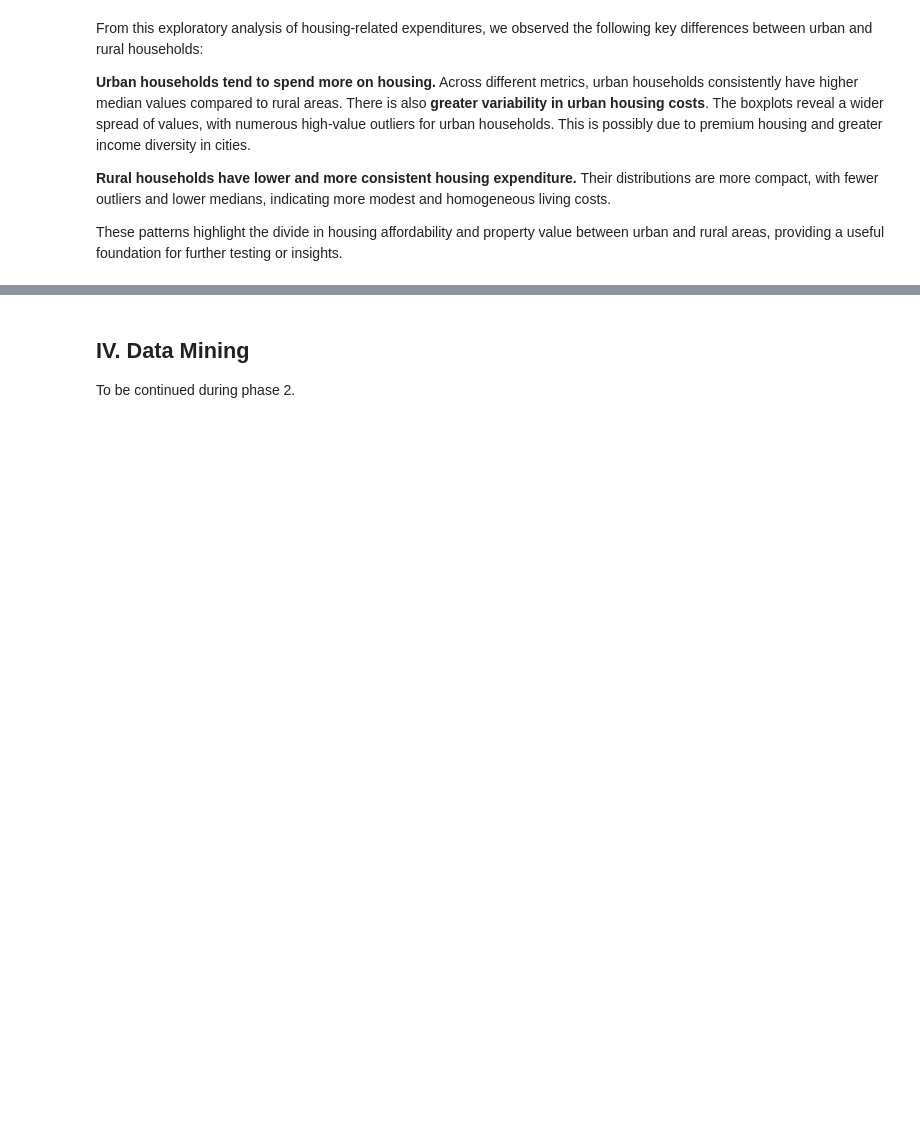
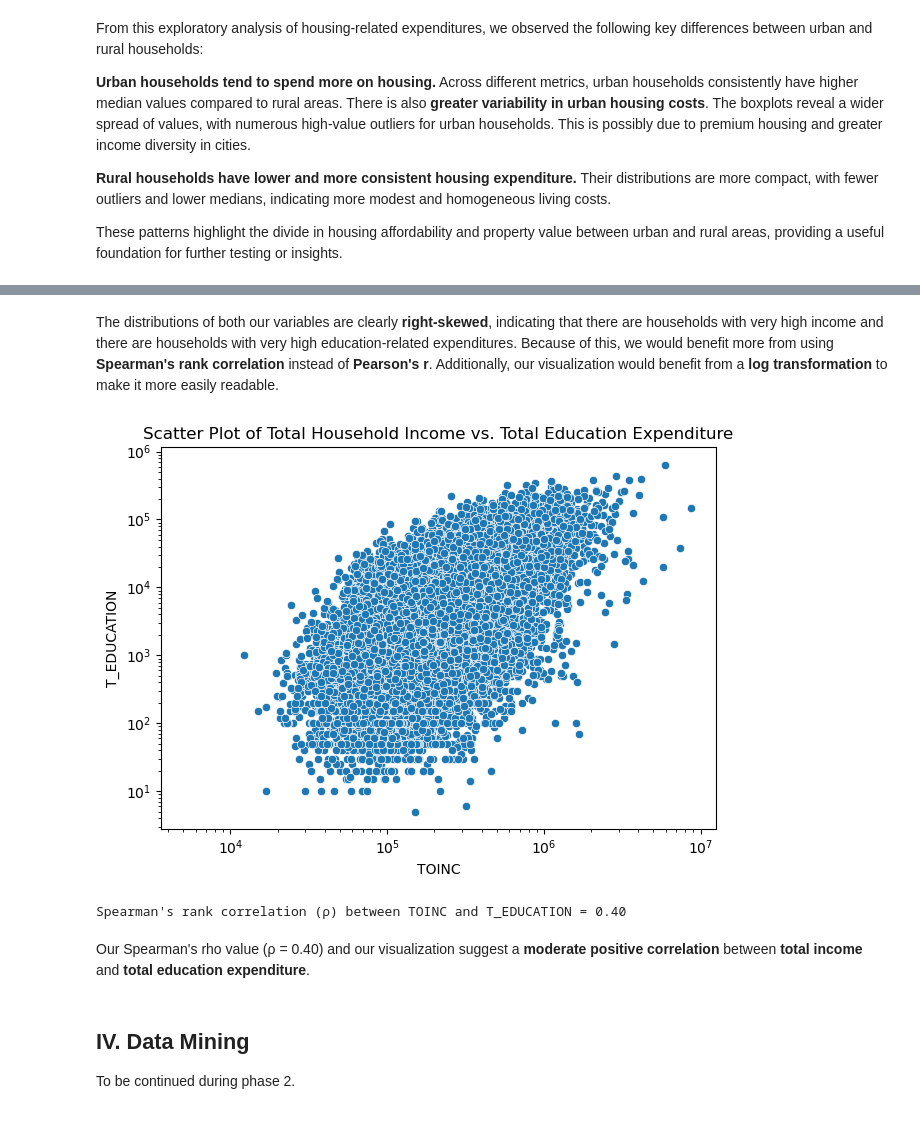
Before and after one commit to qu1r0ra/psa-dataset-analysis, a Jupyter notebook: fie-analysis.ipynb, the cells around one changed output, grey strips where cells are left out. Drawn from its saved outputs; the diff is of its cells as text; code cells hidden in the pictures; blank space fills up the shorter version.

```diff
--- a/fie-analysis.ipynb
+++ b/fie-analysis.ipynb
@@ -1204,3 +1238,14 @@ These patterns highlight the divide in housing affordability and property value
+# %% [markdown]
+The distributions of both our variables are clearly **right-skewed**, indicating that there are households with very high income and there are households with very high education-related expenditures. Because of this, we would benefit more from using **Spearman's rank correlation** instead of **Pearson's r**. Additionally, our visualization would benefit from a **log transformation** to make it more easily readable.
+# %%
+generate_scatter(edu_df, 'TOINC', 'T_EDUCATION', log_x=True, log_y=True, title="Scatter Plot of Total Household Income vs. Total Education Expenditure")
+correlation_value = edu_df['TOINC'].corr(edu_df['T_EDUCATION'], method='spearman')
+print(f"Spearman's rank correlation (ρ) between TOINC and T_EDUCATION = {correlation_value:.2f}")
+# %% [output]
+[figure, added]
+Spearman's rank correlation (ρ) between TOINC and T_EDUCATION = 0.40
+# %% [markdown]
+Our Spearman's rho value (ρ = 0.40) and our visualization suggest a **moderate positive correlation** between **total income** and **total education expenditure**.
 # %% [markdown]
 ## IV. Data Mining
 
```
Also changed, not shown: parts of 13 cells of this notebook.
